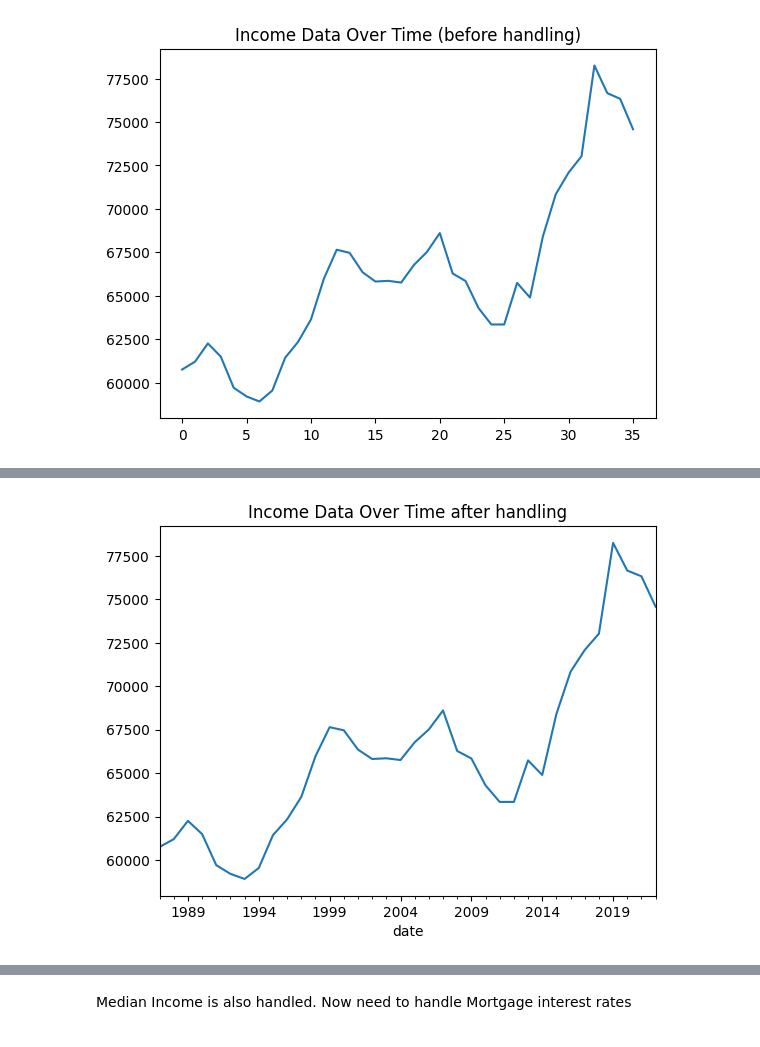
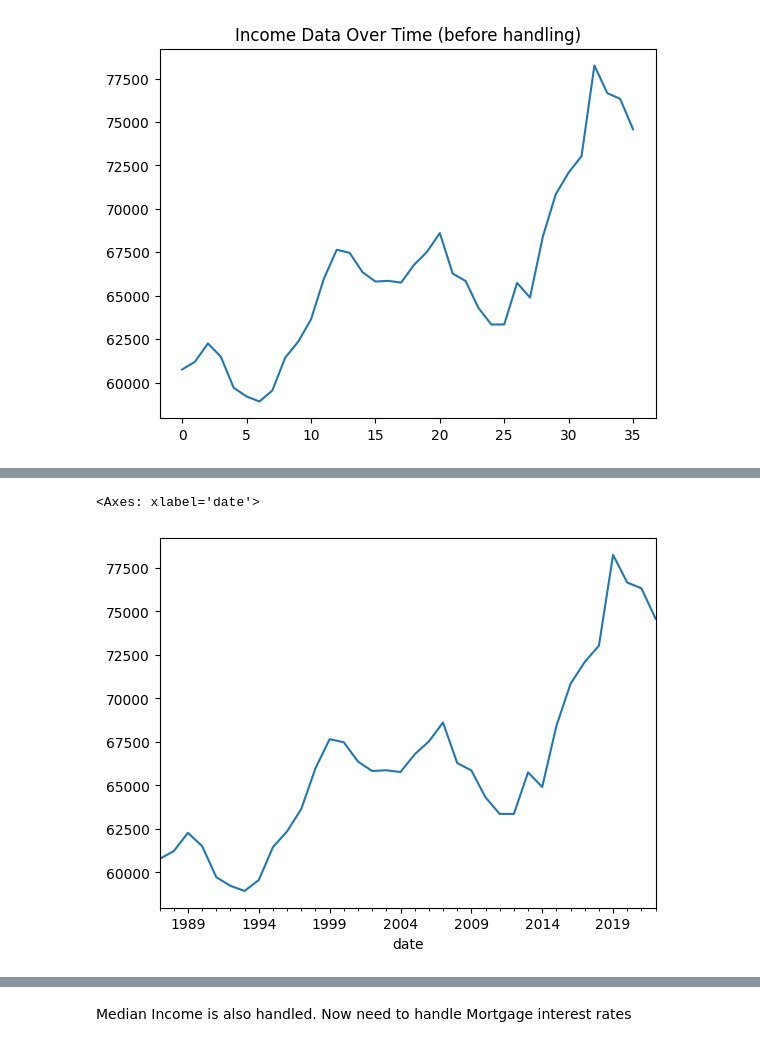
Before and after one commit to VamshiKrsna/USHomePriceCaseStudy, a Jupyter notebook: US Home Price.ipynb, the cells around one changed output, grey strips where cells are left out. Cells and saved outputs as stored; diff of their text form; code cells hidden in the pictures.

```diff
--- a/US Home Price.ipynb
+++ b/US Home Price.ipynb
@@ -177,16 +164,16 @@ We are now left with 448 instances of data
 
 Now we will update all other dataframes to be in this date range only.
 # %%
-cpi = cpi[(cpi["date"] >= "1987-01-01") & (cpi["date"] <= "2024-03-01")]
-csus = csus[(csus["date"] >= "1987-01-01") & (csus["date"] <= "2024-03-01")]
-fedfunds = fedfunds[(fedfunds["date"] >= "1987-01-01") & (fedfunds["date"] <= "2024-03-01")]
-gdp = gdp[(gdp["date"] >= "1987-01-01") & (gdp["date"] <= "2024-03-01")]
-houst = houst[(houst["date"] >= "1987-01-01") & (houst["date"] <= "2024-03-01")]
-mcoil = mcoil[(mcoil["date"] >= "1987-01-01") & (mcoil["date"] <= "2024-03-01")]
-meho = meho[(meho["date"] >= "1987-01-01") & (meho["date"] <= "2024-03-01")]
+cpi = cpi[(cpi["date"] >= "1987-01-01") & (cpi["date"] <= "2024-04-01")]
+csus = csus[(csus["date"] >= "1987-01-01") & (csus["date"] <= "2024-04-01")]
+fedfunds = fedfunds[(fedfunds["date"] >= "1987-01-01") & (fedfunds["date"] <= "2024-04-01")]
+gdp = gdp[(gdp["date"] >= "1987-01-01") & (gdp["date"] <= "2024-04-01")]
+houst = houst[(houst["date"] >= "1987-01-01") & (houst["date"] <= "2024-04-01")]
+mcoil = mcoil[(mcoil["date"] >= "1987-01-01") & (mcoil["date"] <= "2024-04-01")]
+meho = meho[(meho["date"] >= "1987-01-01") & (meho["date"] <= "2024-04-01")]
 # mort15 = mort15[(mort15[date] >= 1987-01-01) & (mort15[date] <= 2024-03-01)]
 # mort30 = mort30[(mort30[date] >= 1987-01-01) & (mort30[date] <= 2024-03-01)]
-pop = pop[(pop["date"] >= "1987-01-01") & (pop["date"] <= "2024-03-01")]
-unrate = unrate[(unrate["date"] >= "1987-01-01") & (unrate["date"] <= "2024-03-01")]
+pop = pop[(pop["date"] >= "1987-01-01") & (pop["date"] <= "2024-04-01")]
+unrate = unrate[(unrate["date"] >= "1987-01-01") & (unrate["date"] <= "2024-04-01")]
 # %% [markdown]
 let us check whether all other dataframes have same number of values or not. and convert all the date time format of date to date only.
@@ -374,8 +362,12 @@ Index(['Median Household Income'], dtype='object')
 # %%
-meho["date"] = pd.to_datetime(meho["date"])
-meho.reset_index(drop=True, inplace=True)
-meho.set_index("date", inplace=True)
-meho_resampled = meho.resample("M").mean()
-meho_interpolated = meho_resampled.interpolate(method="linear")
-print(meho_interpolated)
+temp = meho.copy()
+temp["date"] = pd.to_datetime(meho["date"])
+temp.reset_index(drop=True, inplace=True)
+temp.set_index("date", inplace=True)
+temp_resampled = temp.resample("MS").mean()
+temp_interpolated = temp_resampled.interpolate(method="linear")
+print(temp_interpolated)
+# meho = meho_interpolated.copy()
+# meho.reset_index(inplace=True)
+# meho
 # %% [output]
@@ -385,5 +389,5 @@ meho = meho_interpolated.copy()
-# %%
-meho["value"].plot(title="Income Data Over Time after handling")
-plt.show()
-# %% [output]
-[figure, removed]
+# %%
+temp_interpolated['value'].plot()
+# %% [output]
+<Axes: xlabel='date'>
+[figure, added]
```
Also changed, not shown: parts of 26 cells of this notebook, 1 other file.
